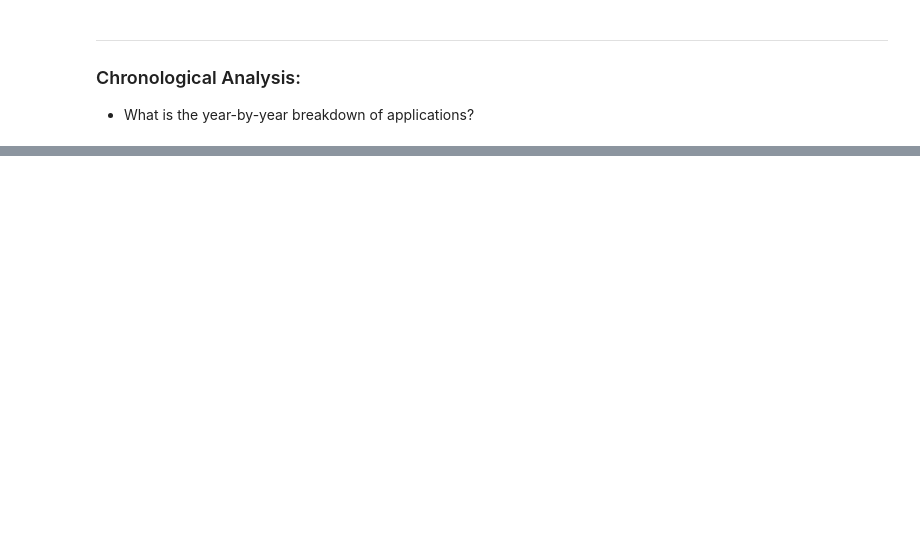
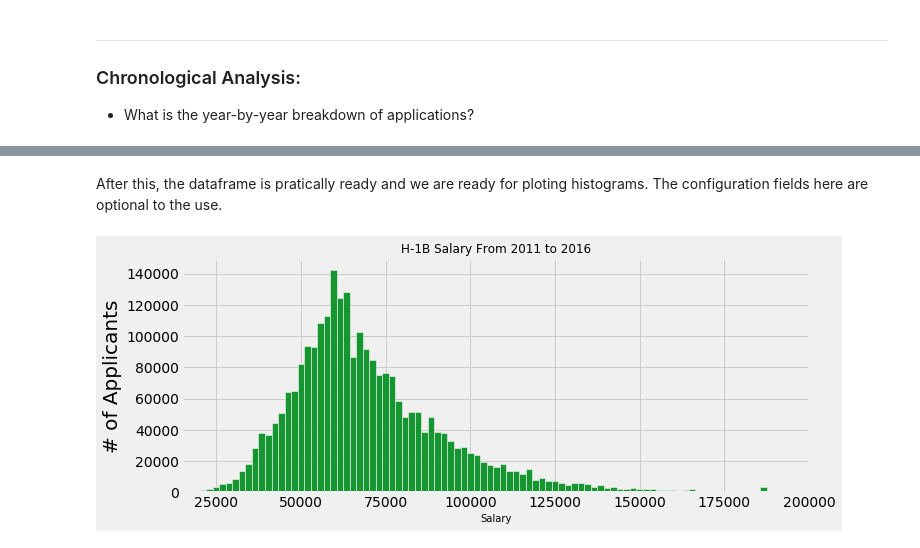
Before and after one commit to hirad-p/h1b-analysis, a Jupyter notebook: analysis.ipynb, the cells around one changed output, grey strips where cells are left out. Saved outputs shown, nothing was run; the diff lists cells and outputs as text; code cells hidden in the pictures; blank space fills up the shorter version.

Commit message:
First analysis of wages and notebook

```diff
--- a/analysis.ipynb
+++ b/analysis.ipynb
@@ -205,0 +213,21 @@ iplot(fig,
+# %%
+df = h1b_frame[(h1b_frame['PREVAILING_WAGE'] < 400000) & (h1b_frame['CASE_STATUS'] == 'CERTIFIED')]
+df = df.dropna(axis=0, how='all')
+# %% [markdown]
+After this, the dataframe is pratically ready and we are ready for ploting histograms. The configuration fields here are optional to the use.
+# %%
+title = 'H-1B Salary From 2011 to 2016'
+
+with plt.style.context('fivethirtyeight'):
+    fig, ax = plt.subplots(1, 1, figsize=(10, 4))
+    ax.hist(df['PREVAILING_WAGE'], bins=200, edgecolor='#ffffff', color='#169630')
+
+ax.set_title(title)
+plt.xlim([15000, 200000])
+plt.xlabel('Salary',size=10)
+plt.ylabel('# of Applicants', size=20)
+
+# plt.savefig('../graphs/' + title + '.png') # Saving the generated graph
+plt.show()
+# %% [output]
+[figure, added]
```
Also changed, not shown: parts of 2 cells of this notebook, 3 other files.
